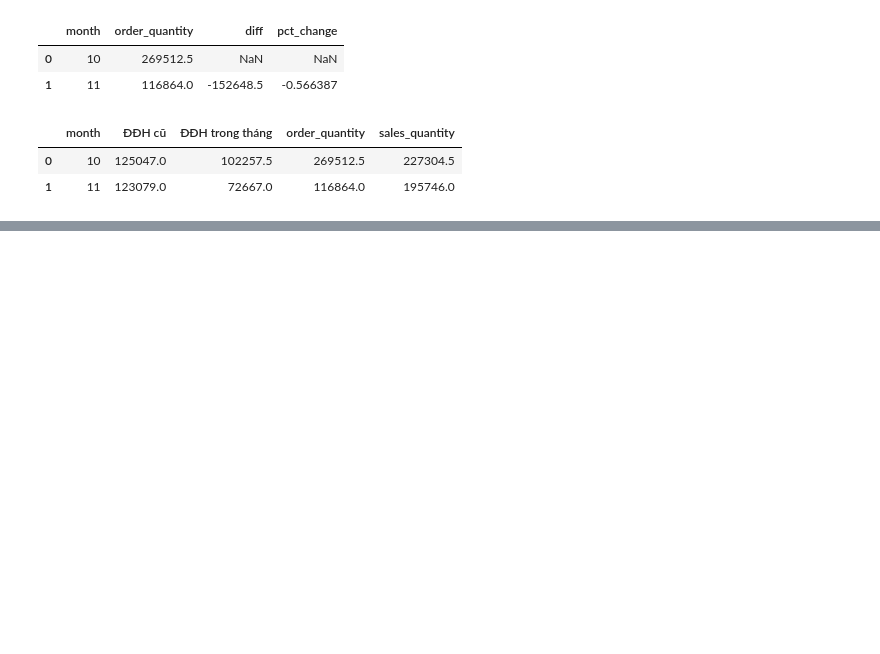
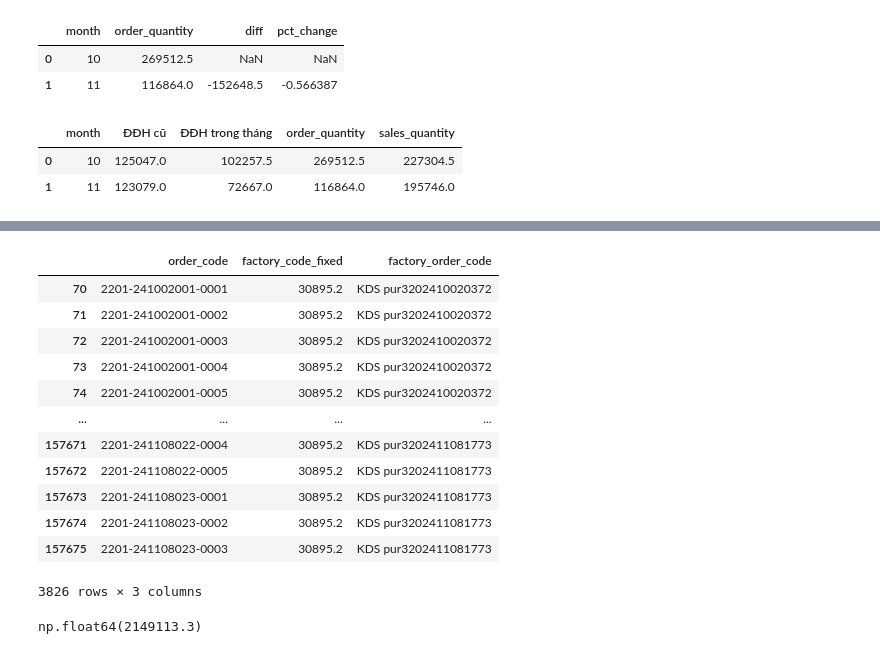
Before and after one commit to datnt1171/dashboard, a Jupyter notebook: MoM.ipynb, the cells around one changed output, grey strips where cells are left out. Cells and saved outputs as stored; diff of their text form; code cells hidden in the pictures; blank space fills up the shorter version.

```diff
--- a/MoM.ipynb
+++ b/MoM.ipynb
@@ -258,0 +269,12 @@ df_all
+# %%
+
+# Connect
+database_name = os.getenv('STAGING_NAME')
+database_user = os.getenv('STAGING_USER')
+database_password = os.getenv('STAGING_PASSWORD')
+database_host = os.getenv('STAGING_HOST')
+database_port = os.getenv('STAGING_PORT')
+
+conn = psycopg2.connect(database=database_name, user=database_user, password=database_password
+                       , host=database_host, port=database_port)
+cur = conn.cursor()
@@ -258,0 +302,29 @@ df_all
+# %%
+# Transform
+df_copr13_date_cols = ['order_date','ct_date','estimated_delivery_date','original_estimated_delivery_date']
+for col in df_copr13_date_cols:
+    df_copr13[col] = pd.to_datetime(df_copr13[col], dayfirst=True)
+
+df_copr13['first_4_order_code'] = df_copr13['order_code'].str.split("-").str[0]
+df_copr13 = df_copr13[df_copr13['first_4_order_code']=='2201']
+
+tax_type_mapping = {'Thu? c?ng rieng':'Thuế cộng riêng',
+                    'Thu? su?t b?ng 0': 'Thuế suất bằng 0',
+                    'Bao g?m thu?': 'Bao gồm thuế'}
+df_copr13['tax_type'] = df_copr13['tax_type'].map(tax_type_mapping)
+
+df_copr13.dropna(subset='qc', inplace=True)
+
+df_copr13 = df_copr13.replace(np.nan, None)
+for col in df_copr13_date_cols:
+    df_copr13[col] = df_copr13[col].astype(object).where(df_copr13[col].notnull(), None)
+
+df_copr13.drop(columns=['first_4_order_code'], inplace=True)
+# %%
+df_KDT = df_copr13[df_copr13['factory_code']=='30895.2'][['order_code','factory_code','factory_order_code']]
+df_KDT.fillna("temp", inplace=True)
+# %%
+df_KDT.loc[df_KDT['factory_order_code'].str.contains('ST', case=False, na=False), 'factory_code'] = "30895.1"
+df_KDT.loc[df_KDT['factory_order_code'].str.contains('TN', case=False, na=False), 'factory_code'] = "30895"
+df_KDT.loc[df_KDT['factory_order_code'].str.contains('BP', case=False, na=False), 'factory_code'] = "30895.5"
+df_KDT.loc[df_KDT['factory_order_code'].str.contains('QT', case=False, na=False), 'factory_code'] = "30895.4"
@@ -258,0 +341,16 @@ df_all
+# %%
+df_KDT
+# %% [output]
+|  | order_code | factory_code_fixed | factory_order_code |
+| 70 | 2201-241002001-0001 | 30895.2 | KDS pur3202410020372 |
+| 71 | 2201-241002001-0002 | 30895.2 | KDS pur3202410020372 |
+| 72 | 2201-241002001-0003 | 30895.2 | KDS pur3202410020372 |
+| 73 | 2201-241002001-0004 | 30895.2 | KDS pur3202410020372 |
+| 74 | 2201-241002001-0005 | 30895.2 | KDS pur3202410020372 |
+| ... | ... | ... | ... |
+| 157671 | 2201-241108022-0004 | 30895.2 | KDS pur3202411081773 |
+| 157672 | 2201-241108022-0005 | 30895.2 | KDS pur3202411081773 |
+| 157673 | 2201-241108023-0001 | 30895.2 | KDS pur3202411081773 |
+| 157674 | 2201-241108023-0002 | 30895.2 | KDS pur3202411081773 |
+| 157675 | 2201-241108023-0003 | 30895.2 | KDS pur3202411081773 |
+3826 rows × 3 columns
@@ -258,0 +361,4 @@ df_all
+# %%
+df_copr13[df_copr13['factory_code']=='30895.2']['order_quantity'].sum()
+# %% [output]
+np.float64(2149113.3)
```
Also changed, not shown: parts of 8 cells of this notebook, 5 other files.
